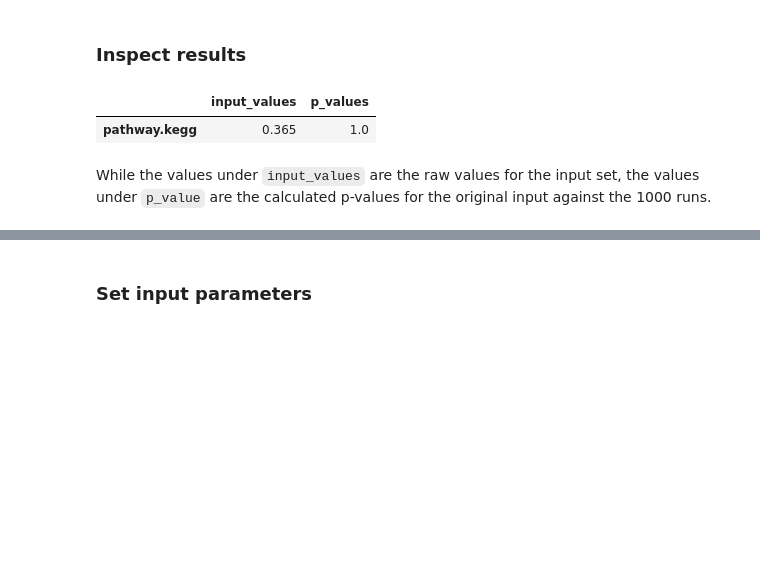
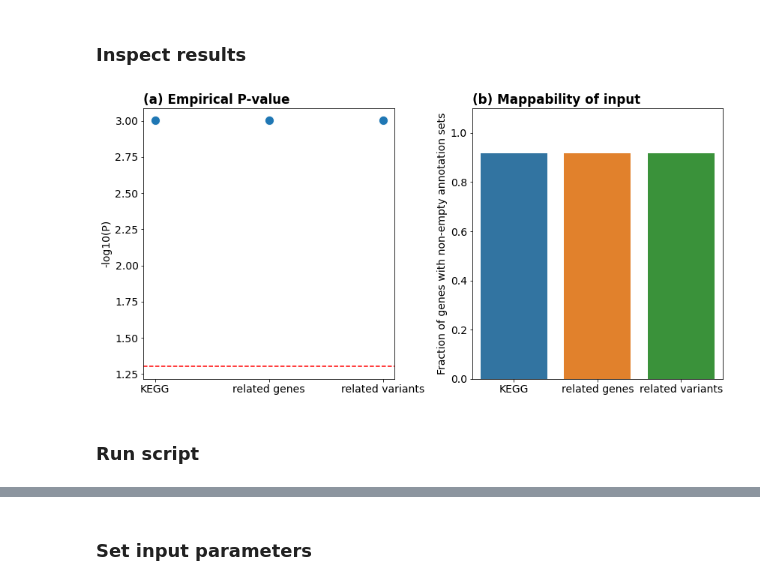
Before and after one commit to bionetslab/digest, a Jupyter notebook: tutorial/Tutorial.ipynb, the cells around one changed output, grey strips where cells are left out. Cells and saved outputs as stored; diff of their text form; code cells hidden in the pictures; blank space fills up the shorter version.

```diff
--- a/tutorial/Tutorial.ipynb
+++ b/tutorial/Tutorial.ipynb
@@ -19,13 +190,12 @@ Note: Runtime for `--run=1000` around 00:00:15 (hh:mm:ss)
 # %% [markdown]
 ### Set input parameters
 # %%
-ref_id = "0007079"
-ref_id_type = "mondo"
-tar_set = "input/target_gene_set.txt"
-tar_id_type = "uniprot"
-mode = "id-set"
+tar_set = "input/target_disease_set.txt"
+tar_id_type = "mesh"
+mode = "set"
 out_dir = "results/"
 runs = 1000
+background_model="complete"
 # %% [markdown]
 ### Run script
 # %%
@@ -49,11 +212,37 @@ Finished.
 # %% [markdown]
 ### Inspect results
 # %%
-with open(out_dir+'digest_'+mode+'_result.json', 'r') as f:
+with open(out_dir+'digest_'+mode+'_'+tar_id_type+'_result.json', 'r') as f:
     data = json.load(f)
-pd.DataFrame.from_dict(data)
-# %% [output]
-|  | input_values | p_values |
-| pathway.kegg | 0.365 | 1.0 |
-# %% [markdown]
-While the values under `input_values` are the raw values for the input set, the values under `p_value` are the calculated p-values for the original input against the 1000 runs.
+# %%
+# prepare scatter
+data_df = data.copy()
+data_df = pd.DataFrame.from_dict({'p_values':data_df["p_values"]})
+data_df = data_df.rename_axis('attribute').reset_index()
+data_df["log_p-values"] = data_df["p_values"].apply(lambda x: -math.log10(x))
+data_df = data_df.replace({"disgenet.genes_related_to_disease":"related genes", "disgenet.variants_related_to_disease":"related variants", "ctd.pathway_related_to_disease":"KEGG"})
+data_df = data_df.sort_values(['attribute']).reset_index(drop=True)
+# prepare for mappibility plot
+in_put = pd.read_csv(tar_set, sep="\t", names=["id", "desc"])
+mapped_df = in_put.copy()
+for att in data["input_values"]["mapped_ids"]:
+    mapped_df[att] = [1 if x in data["input_values"]["mapped_ids"][att] else 0 for x in in_put["id"]]
+mapped_df= mapped_df[["disgenet.genes_related_to_disease", "disgenet.variants_related_to_disease", "ctd.pathway_related_to_disease"]].T
+mapped_df["count"] = mapped_df.sum(axis=1)
+mapped_df["fraction"] = mapped_df['count'].apply(lambda x: x/len(in_put["id"]))
+mapped_df = mapped_df.rename_axis('attribute').reset_index()
+mapped_df = mapped_df.replace({"disgenet.genes_related_to_disease":"related genes", "disgenet.variants_related_to_disease":"related variants", "ctd.pathway_related_to_disease":"KEGG"})
+mapped_df = mapped_df.sort_values(['attribute']).reset_index(drop=True)
+# %%
+fig, axes = plt.subplots(1, 2, figsize=(12,6))
+sns.scatterplot(x=data_df['attribute'], y=data_df['log_p-values'], s=150, ax=axes[0])
+axes[0].set_title("(a) Empirical P-value", loc="left", weight='bold')
+axes[0].set(ylabel="-log10(P)", xlabel="")
+axes[0].axhline(y=-math.log10(0.05), color="red",linestyle='--')
+sns.barplot(x ="attribute", y = 'fraction', data = mapped_df, ax=axes[1])
+axes[1].set_title("(b) Mappability of input", loc="left", weight='bold')
+axes[1].set(xlabel="", ylabel="Fraction of genes with non-empty annotation sets", ylim=(0, 1.1))
+fig.tight_layout()
+fig.savefig('mode_'+mode+'_'+tar_id_type+'_uniform_overview.pdf', bbox_inches='tight')
+# %% [output]
+[figure, added]
@@ -59,0 +256,2 @@ While the values under `input_values` are the raw values for the input set, the
+# %% [markdown]
+### Run script
```
Also changed, not shown: parts of 90 cells of this notebook, 18 other files.
